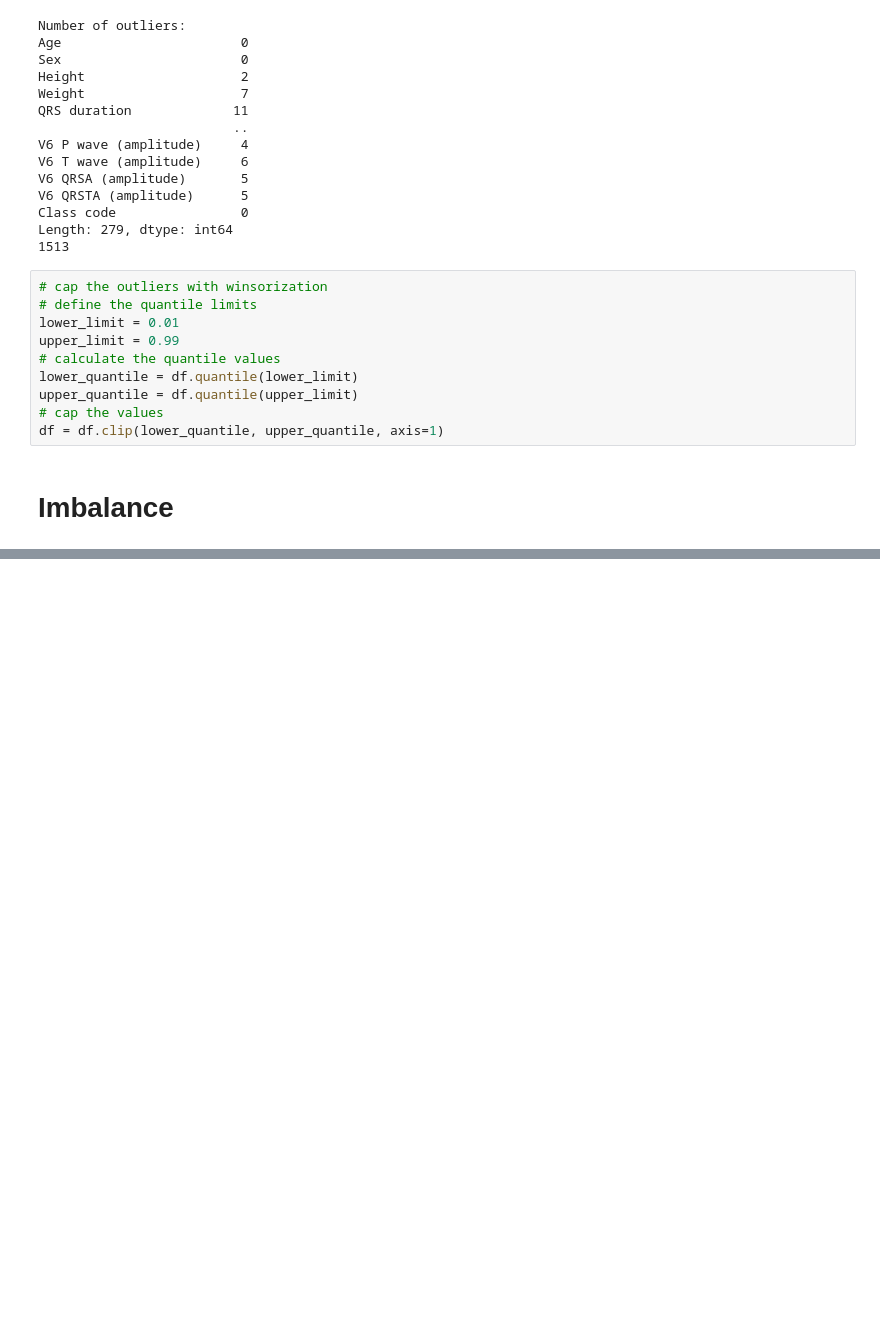
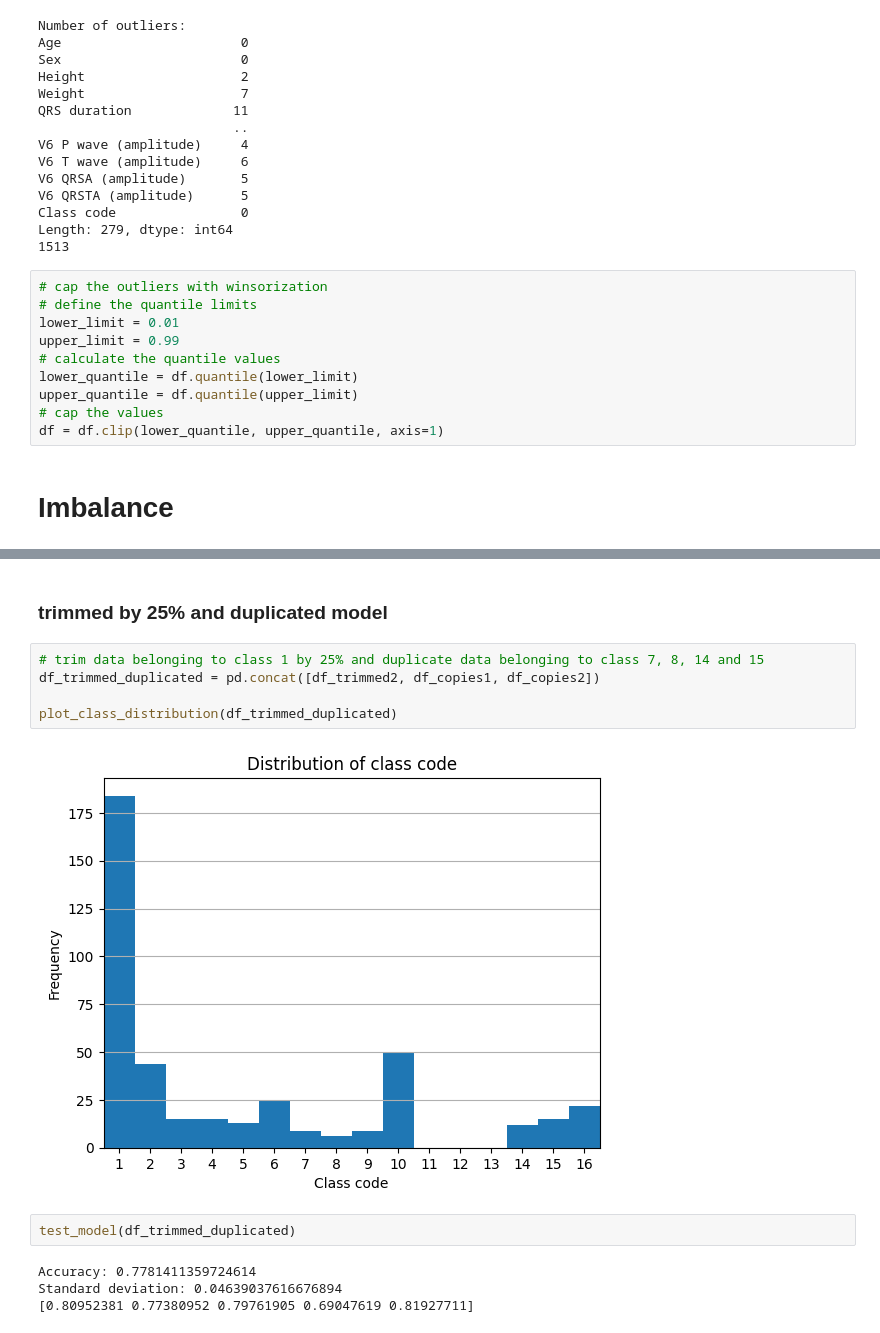
Before and after one commit to IgnacyBerent/AI_1, a Jupyter notebook: lecture/task_1/main.ipynb, the cells around one changed output, grey strips where cells are left out. Saved outputs shown, nothing was run; the diff lists cells and outputs as text; blank space fills up the shorter version.

```diff
--- a/lecture/task_1/main.ipynb
+++ b/lecture/task_1/main.ipynb
@@ -237,0 +292,15 @@ You can try to debug the error by setting error_score='raise'.
+# %% [markdown]
+### trimmed by 25% and duplicated model
+# %%
+# trim data belonging to class 1 by 25% and duplicate data belonging to class 7, 8, 14 and 15
+df_trimmed_duplicated = pd.concat([df_trimmed2, df_copies1, df_copies2])
+
+plot_class_distribution(df_trimmed_duplicated)
+# %% [output]
+[figure, added]
+# %%
+test_model(df_trimmed_duplicated)
+# %% [output]
+Accuracy: 0.7781411359724614
+Standard deviation: 0.04639037616676894
+[0.80952381 0.77380952 0.79761905 0.69047619 0.81927711]
```
Also changed, not shown: parts of 21 cells of this notebook, 1 other file.
